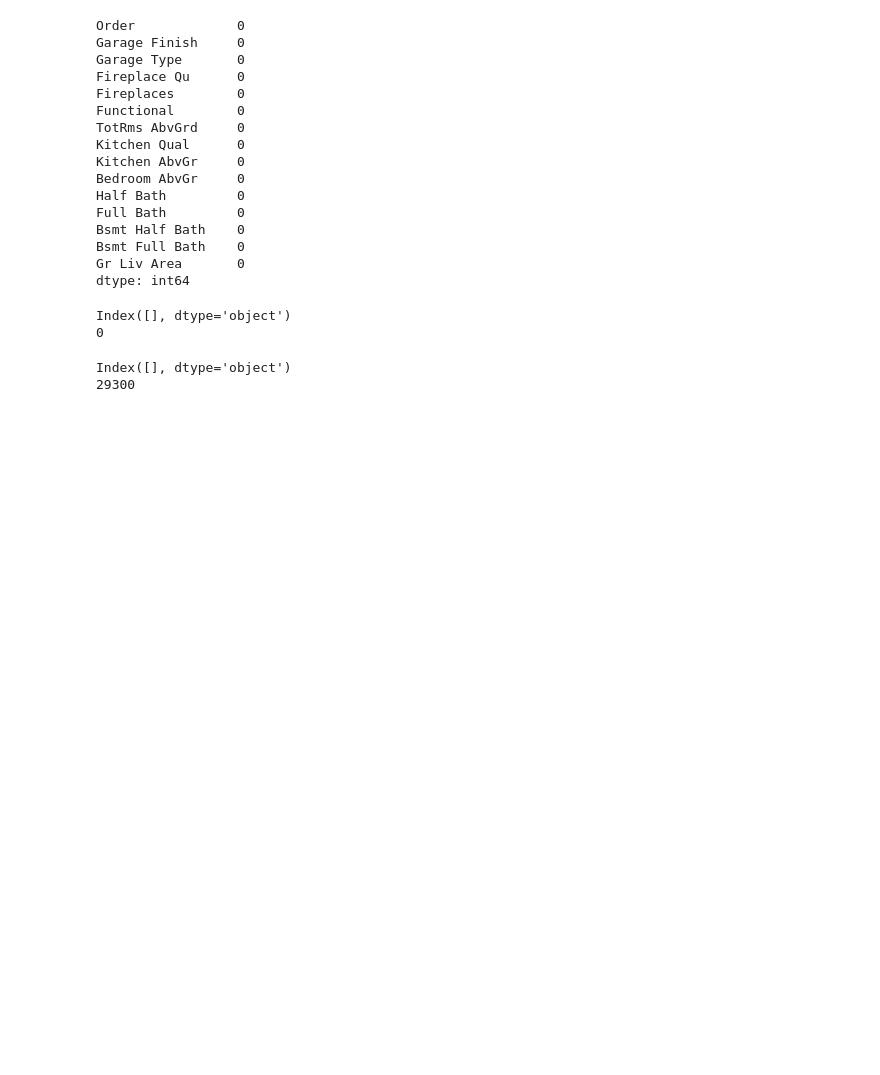
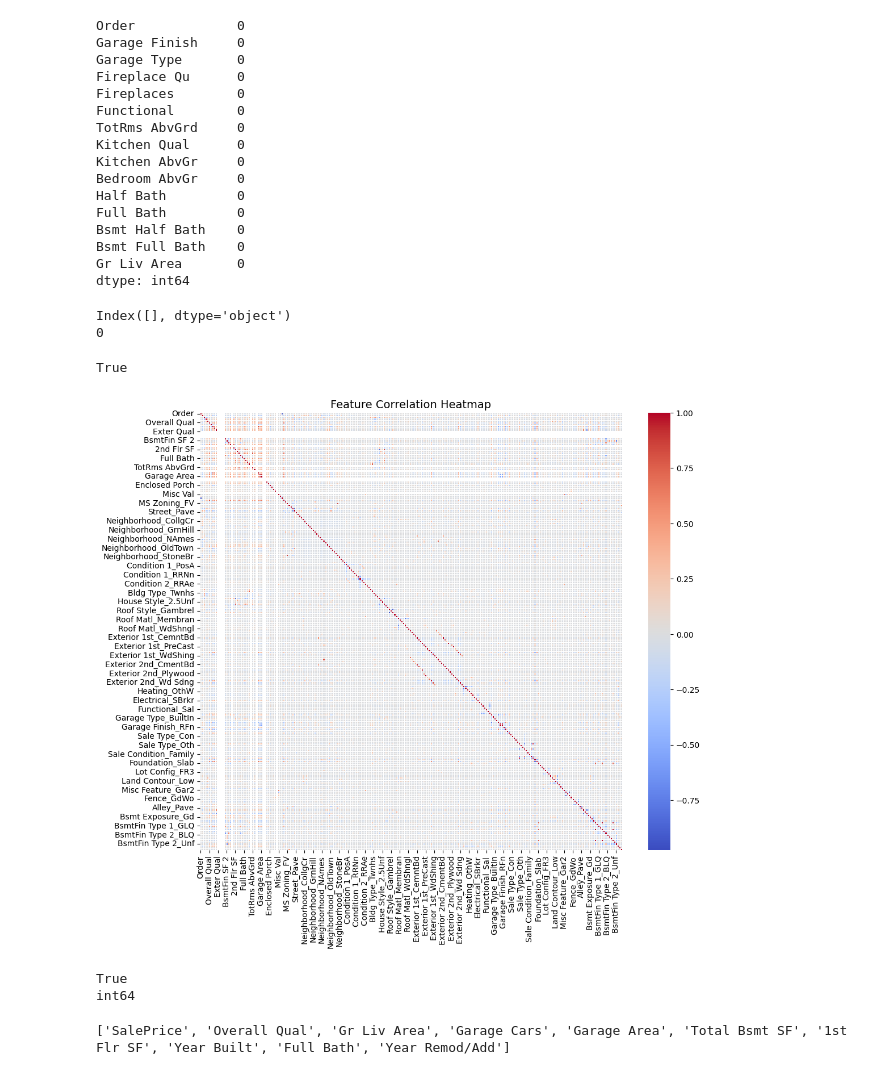
Before and after one commit to mypage-shivangi/housing-price-prediction, a Jupyter notebook: house-price-prediction.ipynb, the cells around one changed output. Cells and saved outputs as stored; diff of their text form; code cells hidden in the pictures; blank space fills up the shorter version.

Commit message:
Kaggle Notebook | House Price Prediction | Version 6

```diff
--- a/house-price-prediction.ipynb
+++ b/house-price-prediction.ipynb
@@ -188,43 +188,32 @@ print(df.isnull().sum().sum())                     # Should be 0
 # %% [output]
 Index([], dtype='object')
 0
-# %%
-def encode_features(df):
-    """
-    Encodes categorical variables:
-    - Applies ordinal mapping to quality-related features
-    - Applies one-hot encoding to nominal categorical features
-    """
-    # 1. Ordinal features with logical ranks
-    quality_map = {'None': 0, 'Po': 1, 'Fa': 2, 'TA': 3, 'Gd': 4, 'Ex': 5}
-    ordinal_cols = [
-        'Exter Qual', 'Exter Cond', 'Bsmt Qual', 'Bsmt Cond',
-        'Heating QC', 'Kitchen Qual', 'Fireplace Qu',
-        'Garage Qual', 'Garage Cond', 'Pool QC'
-    ]
-    for col in ordinal_cols:
-        if col in df.columns:
-            df[col] = df[col].map(quality_map)
-
-    # 2. One-hot encoding for nominal features
-    nominal_cols = [
-        'MS Zoning', 'Street', 'Neighborhood', 'Condition 1', 'Condition 2',
-        'Bldg Type', 'House Style', 'Roof Style', 'Roof Matl',
-        'Exterior 1st', 'Exterior 2nd', 'Heating', 'Electrical',
-        'Functional', 'Garage Type', 'Garage Finish', 'Paved Drive',
-        'Sale Type', 'Sale Condition', 'Foundation', 'Lot Config',
-        'Land Slope', 'Land Contour', 'Lot Shape', 'Misc Feature',
-        'Fence', 'Alley', 'Mas Vnr Type', 'Bsmt Exposure',
-        'BsmtFin Type 1', 'BsmtFin Type 2', 'Central Air', 'Utilities'
-    ]
-    df = pd.get_dummies(df, columns=[col for col in nominal_cols if col in df.columns], drop_first=True)
-
-    return df
 # %%
 df = encode_features(df)
-# %%
-print(df.select_dtypes(include='object').columns)  # Should be empty
-print(df.isnull().sum().sum())                     # Should be 0
-# %% [output]
-Index([], dtype='object')
-29300
+# %%
+import seaborn as sns
+import matplotlib.pyplot as plt
+corr_matrix = df.corr(numeric_only = True)
+print('SalePrice' in corr_matrix.columns)
+# %% [output]
+True
+# %%
+plt.figure(figsize=(12,10))
+sns.heatmap(corr_matrix,
+           cmap='coolwarm',
+           annot = False,fmt = '.2f',linewidths=0.5)
+plt.title("Feature Correlation Heatmap", fontsize = 14)
+plt.show()
+# %% [output]
+[figure, added]
+# %%
+print('SalePrice' in df.columns)
+print(df['SalePrice'].dtype)
+# %% [output]
+True
+int64
+# %%
+top_features = corr_matrix['SalePrice'].abs().sort_values(ascending=False).head(10).index.tolist()
+print(top_features)
+# %% [output]
+['SalePrice', 'Overall Qual', 'Gr Liv Area', 'Garage Cars', 'Garage Area', 'Total Bsmt SF', '1st Flr SF', 'Year Built', 'Full Bath', 'Year Remod/Add']
```
Also changed, not shown: parts of 1 cell of this notebook.
